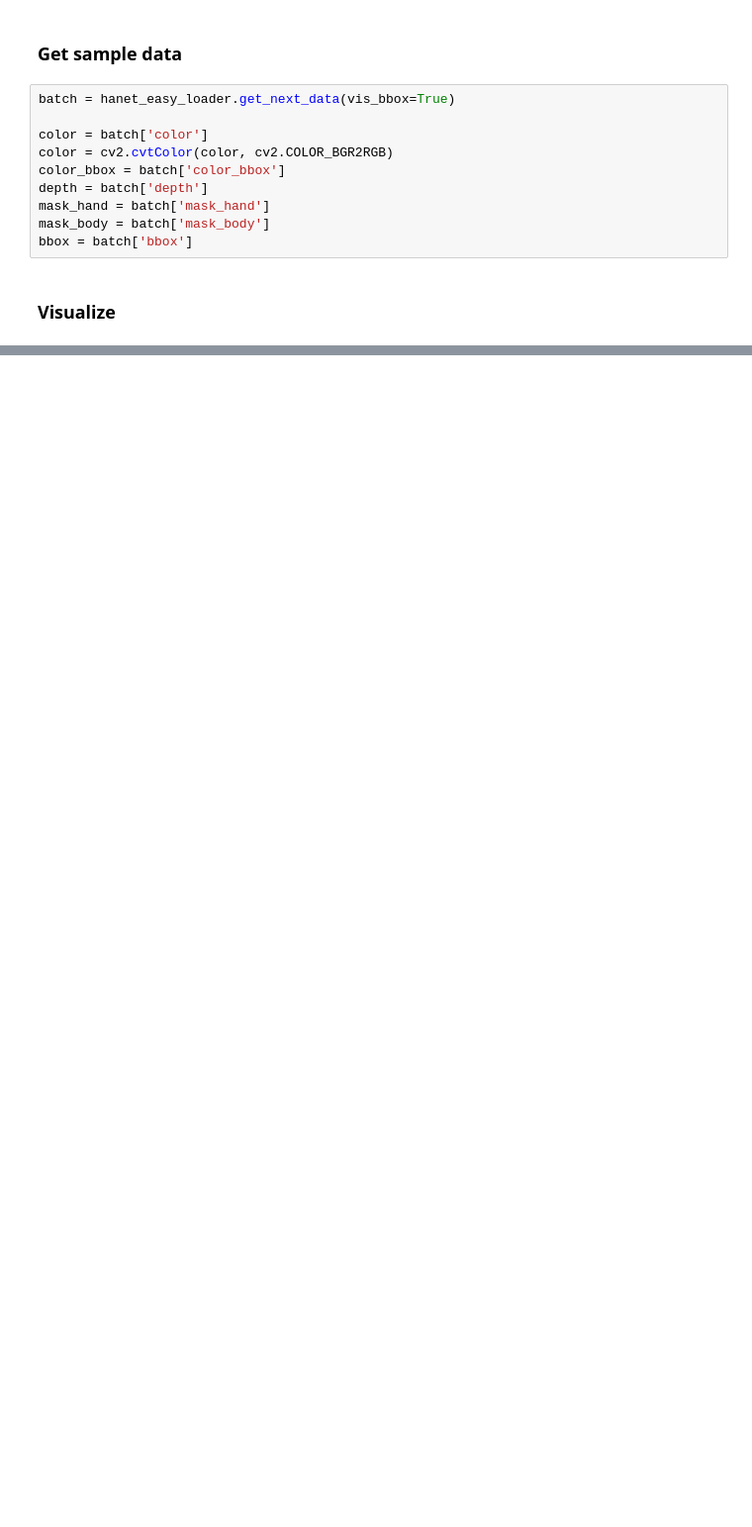
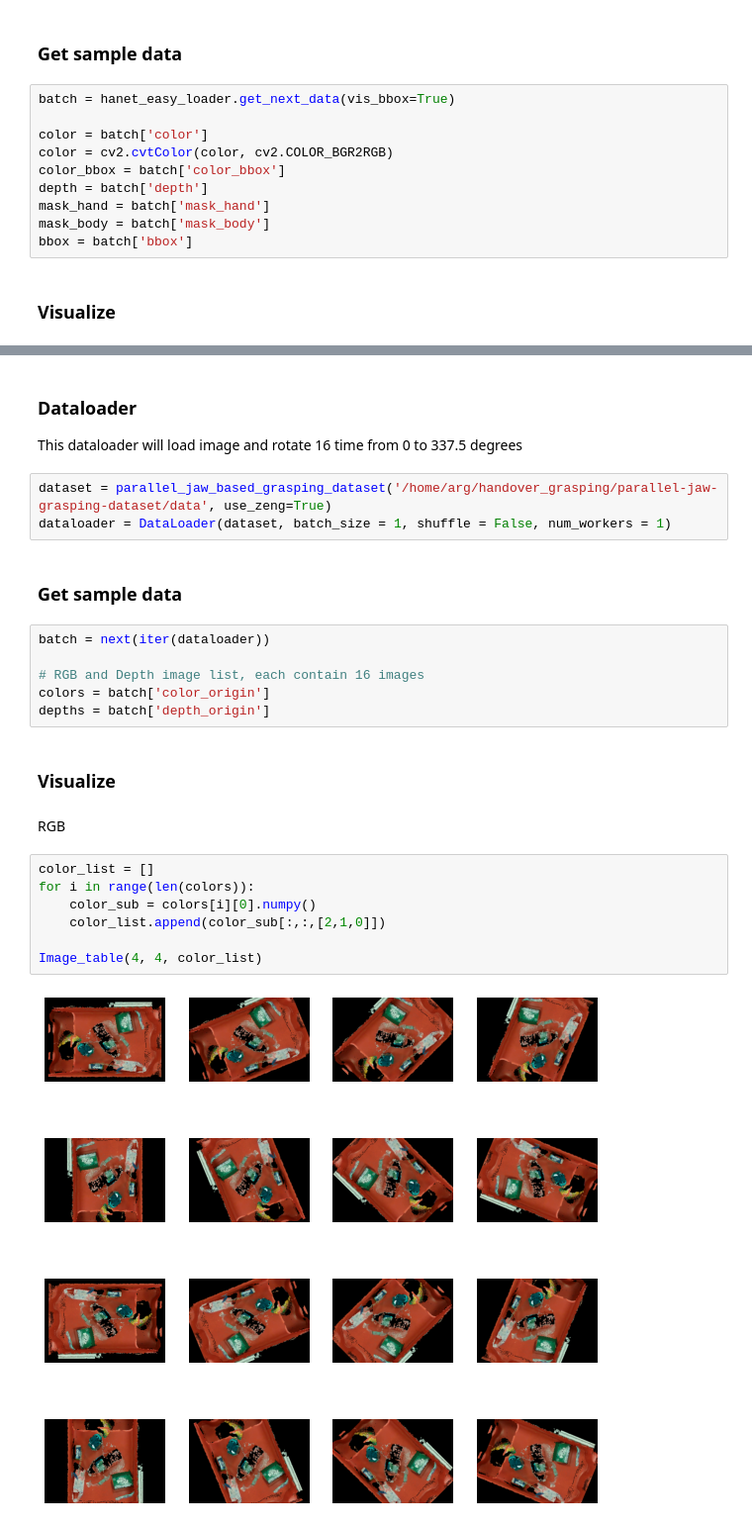
Before and after one commit to ARG-NCTU/handover_grasping, a Jupyter notebook: 00_Datavisualizer.ipynb, the cells around one changed output, grey strips where cells are left out. Shown at 99% size. Cells and saved outputs as stored; diff of their text form; blank space fills up the shorter version.

```diff
--- a/00_Datavisualizer.ipynb
+++ b/00_Datavisualizer.ipynb
@@ -264,0 +377,27 @@ plt.imshow(color_bbox)
+# %% [markdown]
+### Dataloader
+This dataloader will load image and rotate 16 time from 0 to 337.5 degrees
+# %%
+dataset = parallel_jaw_based_grasping_dataset('/home/arg/handover_grasping/parallel-jaw-grasping-dataset/data', use_zeng=True)
+dataloader = DataLoader(dataset, batch_size = 1, shuffle = False, num_workers = 1)
+# %% [markdown]
+### Get sample data
+# %%
+batch = next(iter(dataloader))
+
+# RGB and Depth image list, each contain 16 images
+colors = batch['color_origin']
+depths = batch['depth_origin']
+# %% [markdown]
+### Visualize
+# %% [markdown]
+RGB
+# %%
+color_list = []
+for i in range(len(colors)):
+    color_sub = colors[i][0].numpy()
+    color_list.append(color_sub[:,:,[2,1,0]])
+
+Image_table(4, 4, color_list)
+# %% [output]
+[figure, added]
```
Also changed, not shown: parts of 8 cells of this notebook, 1 other file.
